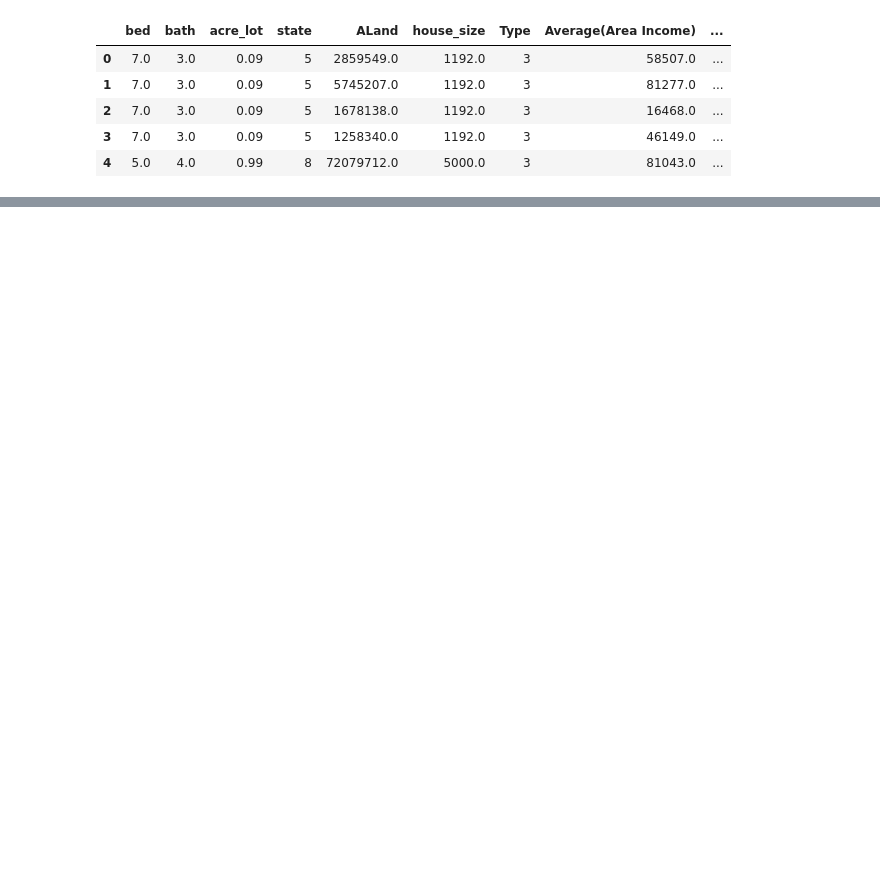
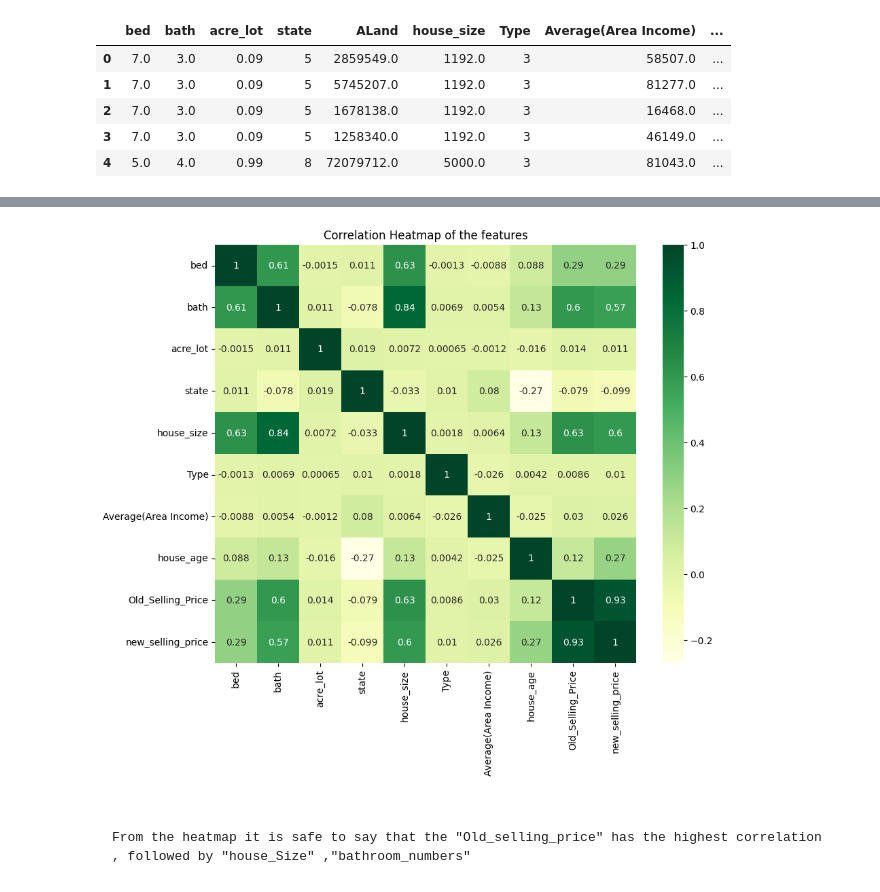
Before and after one commit to drigger091/home-llc-task-2, a Jupyter notebook: Model_building_implementation.ipynb, the cells around one changed output, grey strips where cells are left out. Drawn from its saved outputs; the diff is of its cells as text; code cells hidden in the pictures; blank space fills up the shorter version.

```diff
--- a/Model_building_implementation.ipynb
+++ b/Model_building_implementation.ipynb
@@ -400,0 +428,14 @@ df.head()
+# %%
+df = df.drop(columns=['ALand','prone_to_natural_disasters'],axis=1)
+# %%
+correlation_matrix = df.corr()
+plt.figure(figsize=(10,8))
+
+sns.heatmap(correlation_matrix,annot=True,cmap="YlGn")
+plt.title("Correlation Heatmap of the features")
+plt.show()
+# %% [output]
+[figure, added]
+# %% [markdown]
+#
+    From the heatmap it is safe to say that the "Old_selling_price" has the highest correlation , followed by "house_Size" ,"bathroom_numbers"
```
Also changed, not shown: parts of 15 cells of this notebook.
